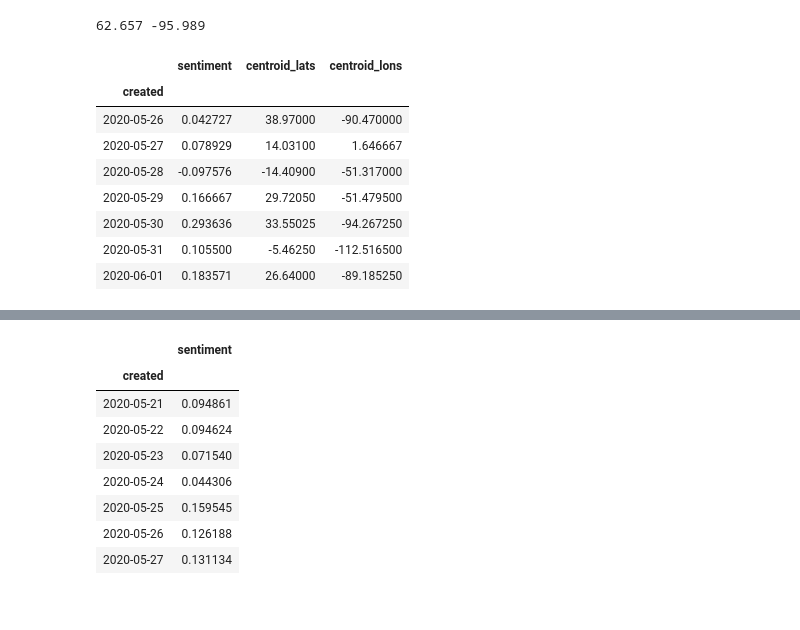
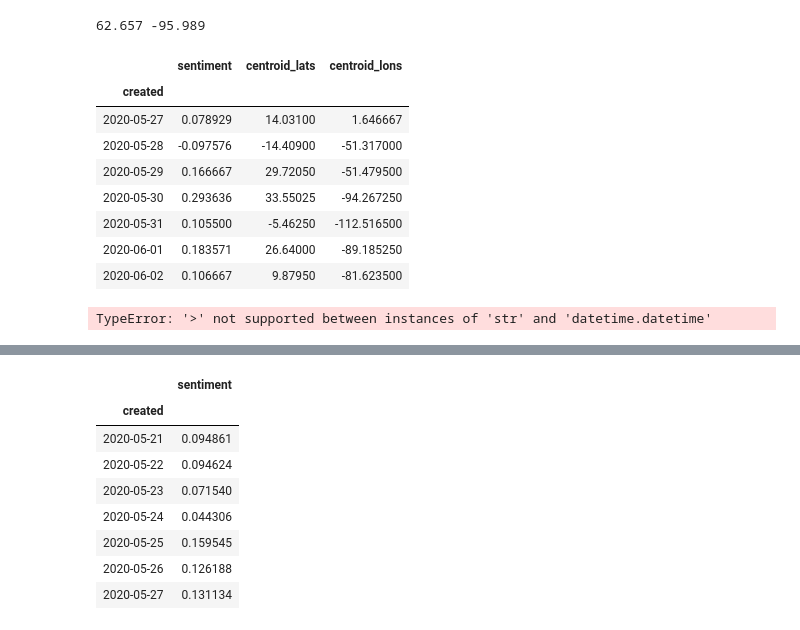
Before and after one commit to jamesheilberg/twitter-sentiment-quarentine, a Jupyter notebook: Tweet Processor.ipynb, the cells around one changed output, grey strips where cells are left out. Drawn from its saved outputs; the diff is of its cells as text; code cells hidden in the pictures.

```diff
--- a/Tweet Processor.ipynb
+++ b/Tweet Processor.ipynb
@@ -438,14 +438,16 @@ class TwitterSentimentAnalysis():
         return df
 
     def update(self, df, filepath='csvFiles/tweets.csv'):
-        return df.to_csv(filepath, index=False, date_format='%s')
+        return df.to_csv(filepath, index=False)
 
-    def read_csv(self, filepath='csvFiles/tweets.csv'):
-        df = pd.read_csv(filepath)
-        df['created'] = pd.DatetimeIndex(df['created'])
+    def read_csv(self, fname='csvFiles/tweets.csv'):
+        df = pd.read_csv(fname)
+        df['created'] = pd.to_datetime(df['created'])
         return df
 
-    def get_by_date(self, df):
+    def get_by_date(self, df, lookback):
+        firstd = self.today - timedelta(days=lookback)
+        df = df[(df['created']>firstd) & (df['created']<self.today)]
         df = df.resample('D', on='created').mean()
         del df['likes']
 
@@ -461,11 +463,15 @@ class TwitterSentimentAnalysis():
     def gets_dates_as_list(self, df):
         return [str(item)[:10] for item in df.index.to_series()]
 
-    def get_lat_lons_and_senti(self, df):
-        df = df[['sentiment', 'centroid_lats', 'centroid_lons']]
+    def get_lat_lons_and_senti(self, df, lookback):
+        df = df[['sentiment', 'centroid_lats', 'centroid_lons', 'created']]
         df = df[df['centroid_lats'].notna()]
         df = df.reset_index(drop=True)
         df['heatmap_weight'] = [(2.5*senti+2.5) for senti in df['sentiment']]
+
+        firstd = self.today - timedelta(days=lookback)
+        df = df[(df['created']>firstd) & (df['created']<self.today)]
+        df = df[['sentiment', 'centroid_lats', 'centroid_lons', 'created']]
         return df
 
     def gets_sentiment_as_list(self, df):
@@ -474,4 +480,14 @@ class TwitterSentimentAnalysis():
 a = TwitterSentimentAnalysis()
 df = a.get_tweet_range_df(7, 5)
 # %%
-a.update(df)
+a.get_by_date(df, 8)
+# %% [output]
+|  | sentiment | centroid_lats | centroid_lons |
+| created |  |  |  |
+| 2020-05-27 | 0.078929 | 14.03100 | 1.646667 |
+| 2020-05-28 | -0.097576 | -14.40900 | -51.317000 |
+| 2020-05-29 | 0.166667 | 29.72050 | -51.479500 |
+| 2020-05-30 | 0.293636 | 33.55025 | -94.267250 |
+| 2020-05-31 | 0.105500 | -5.46250 | -112.516500 |
+| 2020-06-01 | 0.183571 | 26.64000 | -89.185250 |
+| 2020-06-02 | 0.106667 | 9.87950 | -81.623500 |
@@ -478,12 +496,4 @@ a.update(df)
 # %%
-a.get_by_date(a.read_csv(df))
+a.get_by_date(df, 10)
 # %% [output]
-|  | sentiment | centroid_lats | centroid_lons |
-| created |  |  |  |
-| 2020-05-26 | 0.042727 | 38.97000 | -90.470000 |
-| 2020-05-27 | 0.078929 | 14.03100 | 1.646667 |
-| 2020-05-28 | -0.097576 | -14.40900 | -51.317000 |
-| 2020-05-29 | 0.166667 | 29.72050 | -51.479500 |
-| 2020-05-30 | 0.293636 | 33.55025 | -94.267250 |
-| 2020-05-31 | 0.105500 | -5.46250 | -112.516500 |
-| 2020-06-01 | 0.183571 | 26.64000 | -89.185250 |
+TypeError: '>' not supported between instances of 'str' and 'datetime.datetime'
```
Also changed, not shown: parts of 3 cells of this notebook, 5 other files.
